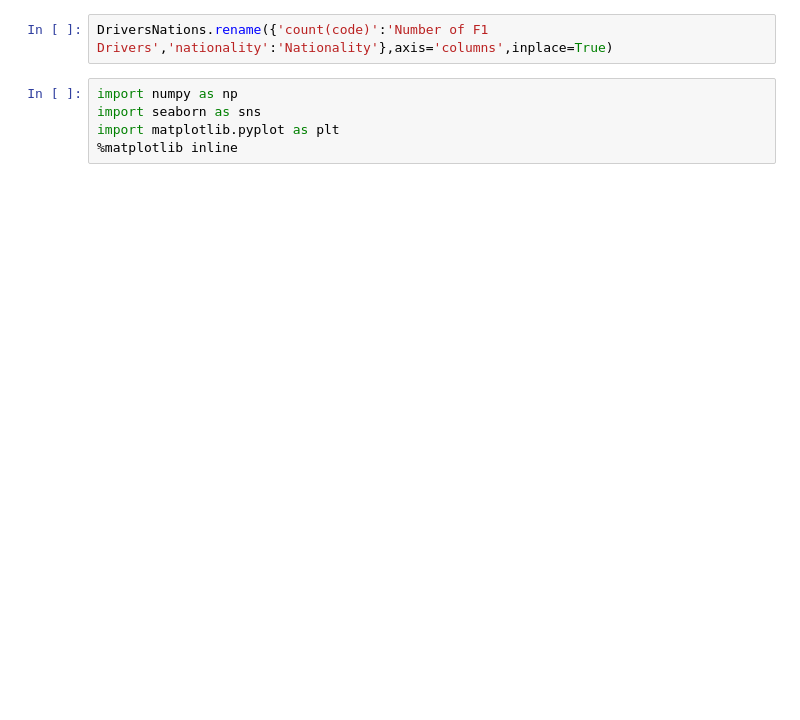
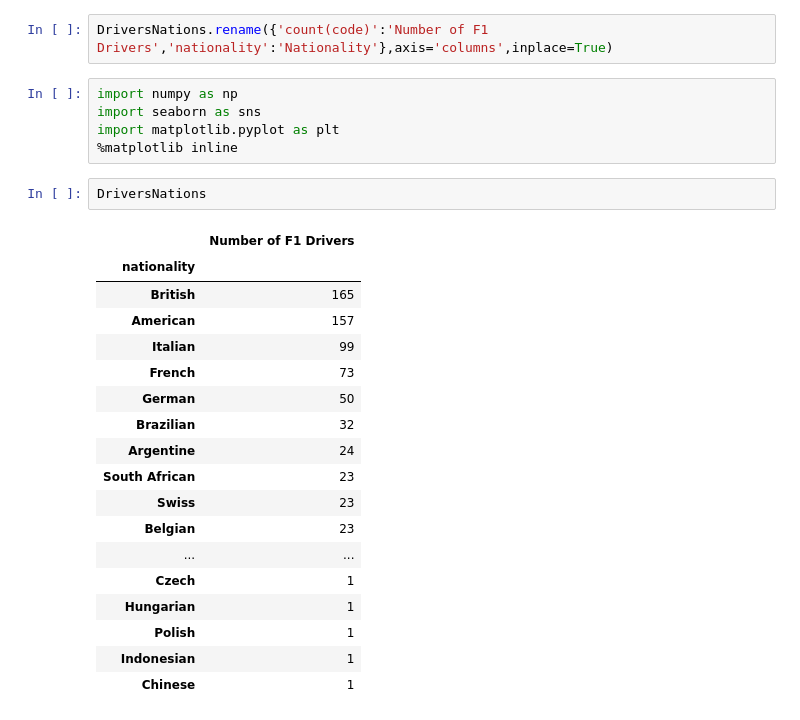
Before and after one commit to jdodway/F1Analysis, a Jupyter notebook: F1Nations.ipynb, the cells around one changed output. Saved outputs shown, nothing was run; the diff lists cells and outputs as text; blank space fills up the shorter version.

```diff
--- a/F1Nations.ipynb
+++ b/F1Nations.ipynb
@@ -10,4 +10,25 @@ import numpy as np
 import seaborn as sns
 import matplotlib.pyplot as plt
 %matplotlib inline
+# %%
+DriversNations
+# %% [output]
+|  | Number of F1 Drivers |
+| nationality |  |
+| British | 165 |
+| American | 157 |
+| Italian | 99 |
+| French | 73 |
+| German | 50 |
+| Brazilian | 32 |
+| Argentine | 24 |
+| South African | 23 |
+| Swiss | 23 |
+| Belgian | 23 |
+| ... | ... |
+| Czech | 1 |
+| Hungarian | 1 |
+| Polish | 1 |
+| Indonesian | 1 |
+| Chinese | 1 |
 # %%
```
Also changed, not shown: parts of 6 cells of this notebook, 2 other files.
